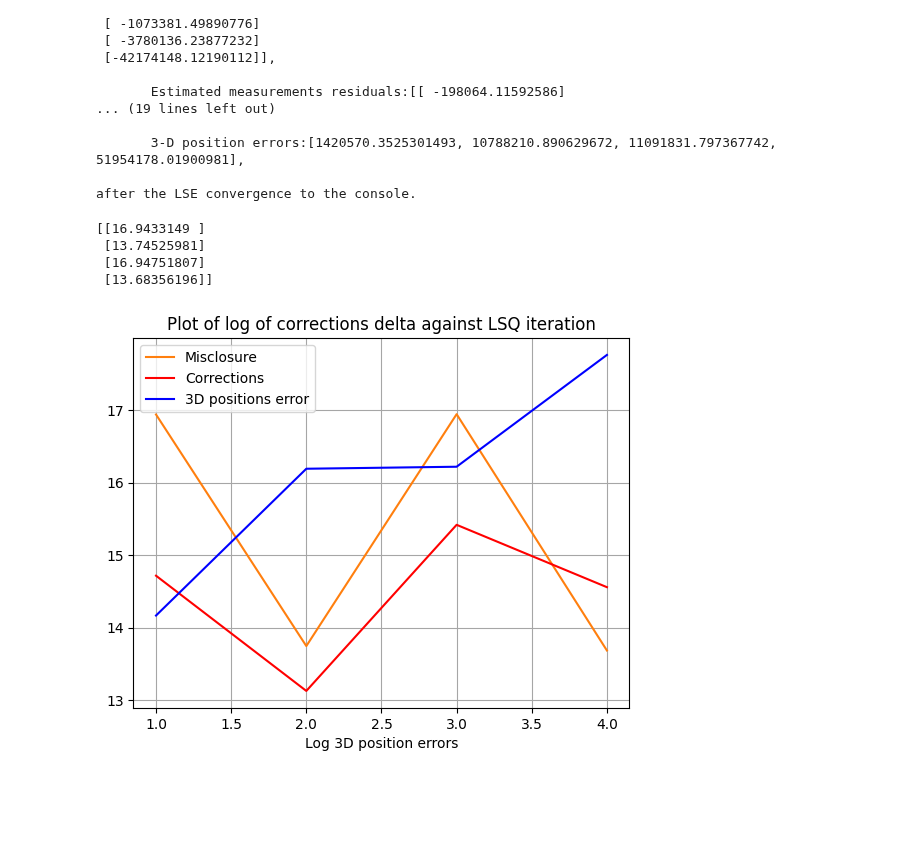
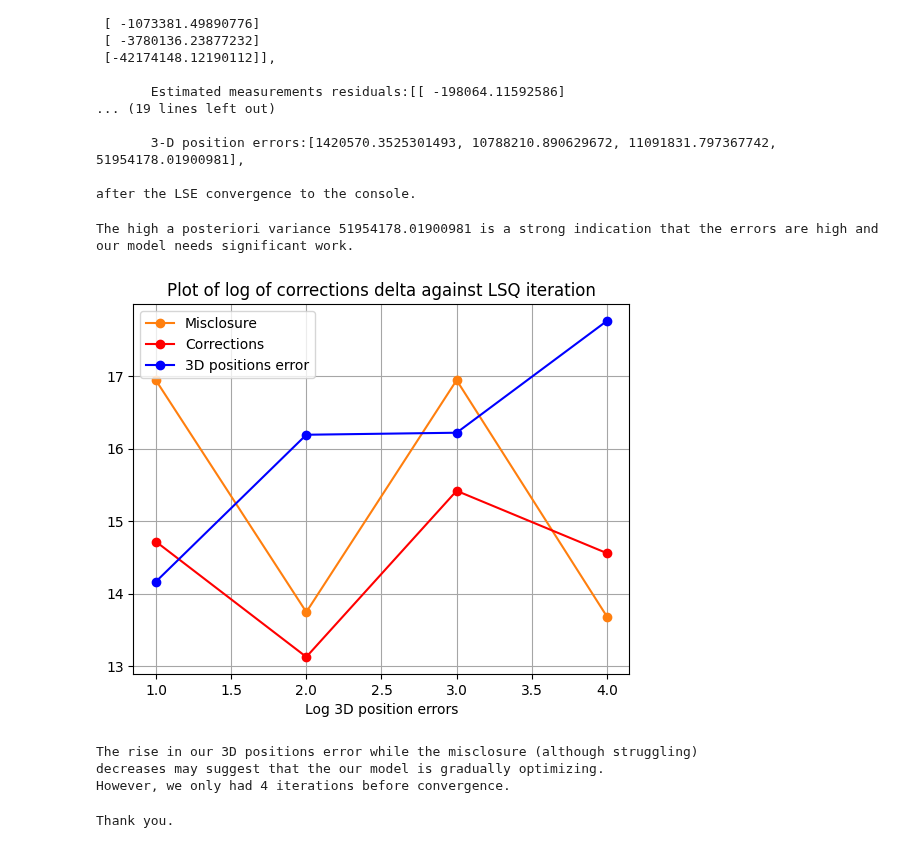
Before and after one commit to eunice-nwaobi/ENGG680_LAB_ASSIGNMENTS, a Jupyter notebook: Lab_Assignment2/Assignment2.ipynb, the cells around one changed output. Cells and saved outputs as stored; diff of their text form; code cells hidden in the pictures; blank space fills up the shorter version.

```diff
--- a/Lab_Assignment2/Assignment2.ipynb
+++ b/Lab_Assignment2/Assignment2.ipynb
@@ -412,7 +385,7 @@ plt.ylabel("distance")
 plt.legend()
 
 #our guess according to the method in class
-x_0 = np.array([1, -1000003.50, -900000.07, 4000000.90]).reshape(-1, 1) #-900000.20, -1000000.07, 4000000.90
+x_0 = np.array([1, -1000003.50, -900000.07, 4000000.90]).reshape(m, 1) #-900000.20, -1000000.07, 4000000.90
 x_hat = x_0.copy()
 # %% [output]
 [figure]
@@ -441,7 +414,7 @@ def design_matrix(r_pos, s_pos, rho):
   A = []
   temp = []
   n = rho.shape[0]
-  epsilon = 0
+  epsilon = 3e-7
   col1 = np.array([1]*n) # we compute the ones column for the design matrix
   col2 = np.exp((-(s_pos[:,0]-r_pos[2,0])**2)/(2*r_pos[3,0]**2+epsilon)) # we compute our second column
   col3 = np.multiply((r_pos[1,0]*(s_pos[:,1]-r_pos[2,0])/(r_pos[3,0]**2+epsilon)), np.exp((-(s_pos[:,1]-r_pos[2,0])**2)/(2*r_pos[3,0]**2+epsilon)) ) # we compute our third column
@@ -600,52 +562,55 @@ after the LSE convergence to the console.
 # step 11
 # Comment on the computed A Posteriori Variance of Unit Weight value and the Covariance matrix of estimated states
 # (2 marks)
+print(f"The high a posteriori variance {apv} is a strong indication that the errors are high and our model needs significant work.")
+# %% [output]
+The high a posteriori variance 51954178.01900981 is a strong indication that the errors are high and our model needs significant work.
-# %%
-log_misclosure = np.log(np.abs(arr_w))
-print(np.mean(log_misclosure,axis=1))
-# %% [output]
-[[16.9433149 ]
- [13.74525981]
- [16.94751807]
- [13.68356196]]
 # %%
 # step 12
 # Using the imported matplotlib, plot the following (3 marks in total). Make sure to include proper axes information, legend, grid lines and title.
 
 
 # 1. Plot log of the misclosure w against the LSQ iteration number i
 # (1 marks)
-log_misclosure = np.log(np.abs(arr_w))
-plt.plot(arr_i, np.mean(log_misclosure,axis=1).reshape(4,), c="tab:orange", label="Misclosure")
+log_misclosure = np.log(np.abs(arr_w)) # as misclosure is also the residual we took the absolute value for this assessment
+plt.plot(arr_i, np.mean(log_misclosure,axis=1).reshape(4,), c="tab:orange", label="Misclosure", marker="o")
 plt.xlabel("Log misclosure")
 plt.title("Plot of log of misclosure against LSQ iteration")
 plt.legend(mode="best")
 # 2. Plot log of the corrections delta against the LSQ iteration number i
 # (1 marks)
 
 log_delta = np.log(np.abs(arr_delta))
-plt.plot(arr_i, np.mean(log_delta,axis=1).reshape(4,), c="red", label="Corrections")
+plt.plot(arr_i, np.mean(log_delta,axis=1).reshape(4,), c="red", label="Corrections", marker="o")
 plt.xlabel("Log corrections")
 plt.title("Plot of log of corrections delta against LSQ iteration")
 plt.legend(mode="best")
 
 # 3. Plot log of the 3D position errors against the LSQ iteration number i
 # (1 marks)
 
 log_err_pos = np.log(np.abs(arr_err_pos))
-plt.plot(arr_i, log_err_pos, c="blue", label="3D positions error")
+plt.plot(arr_i, log_err_pos, c="blue", label="3D positions error", marker="o")
 plt.xlabel("Log 3D position errors")
 plt.title("Plot of log of corrections delta against LSQ iteration")
 plt.legend(mode="best")
 plt.grid(True, which='both',ls='-',color='0.65')
 # %% [output]
-[figure, old version]
+[figure, new version]
 # %%
 # step 13
 # Describe the phenomena or pattern you recognize for each plot, and explain such phenomena
 # (2 marks)
+print("The rise in our 3D positions error while the misclosure (although struggling)\ndecreases may suggest that the our model is gradually optimizing.\nHowever, we only had 4 iterations before convergence.")
+# %% [output]
+The rise in our 3D positions error while the misclosure (although struggling)
+decreases may suggest that the our model is gradually optimizing.
+However, we only had 4 iterations before convergence.
 # %%
 # this is just for fun (no marks allocated)
 # now you can estimated the receiver's position in Earth-center-earth-fixed (ECEF)
 # you can use this tool: https://www.oc.nps.edu/oc2902w/coord/llhxyz.htm to convert it to latitude, longitude and height
 # and find where is it on google earth!
+print("Thank you.")
+# %% [output]
+Thank you.
```
Also changed, not shown: parts of 4 cells of this notebook.
